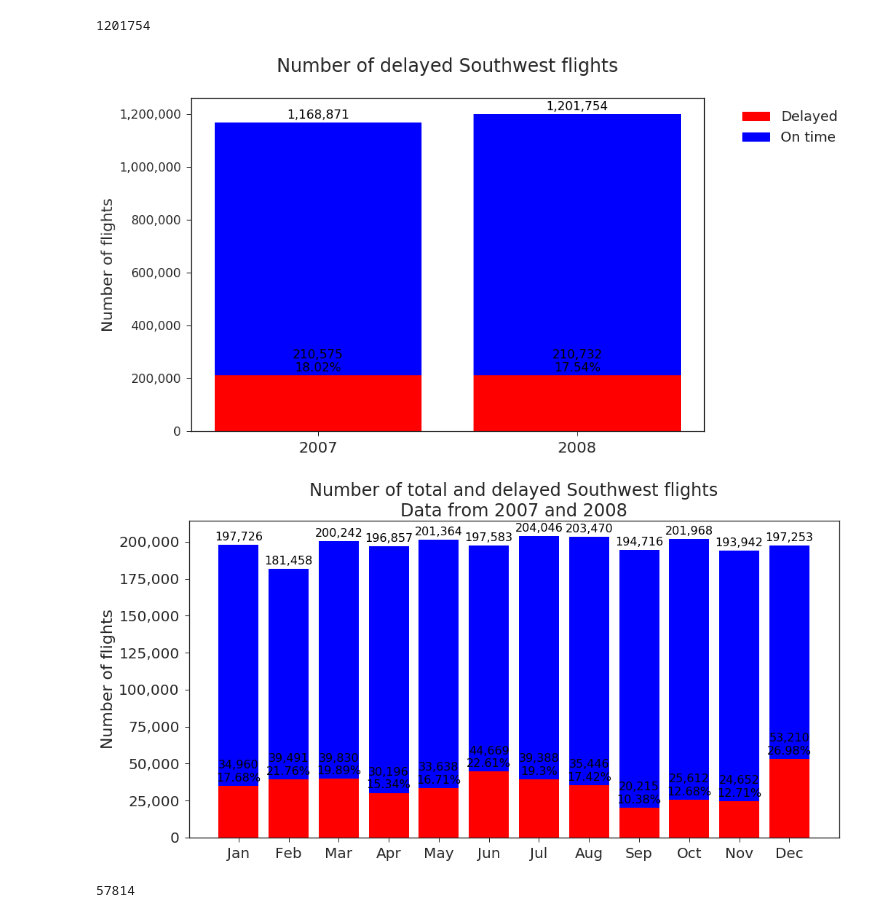
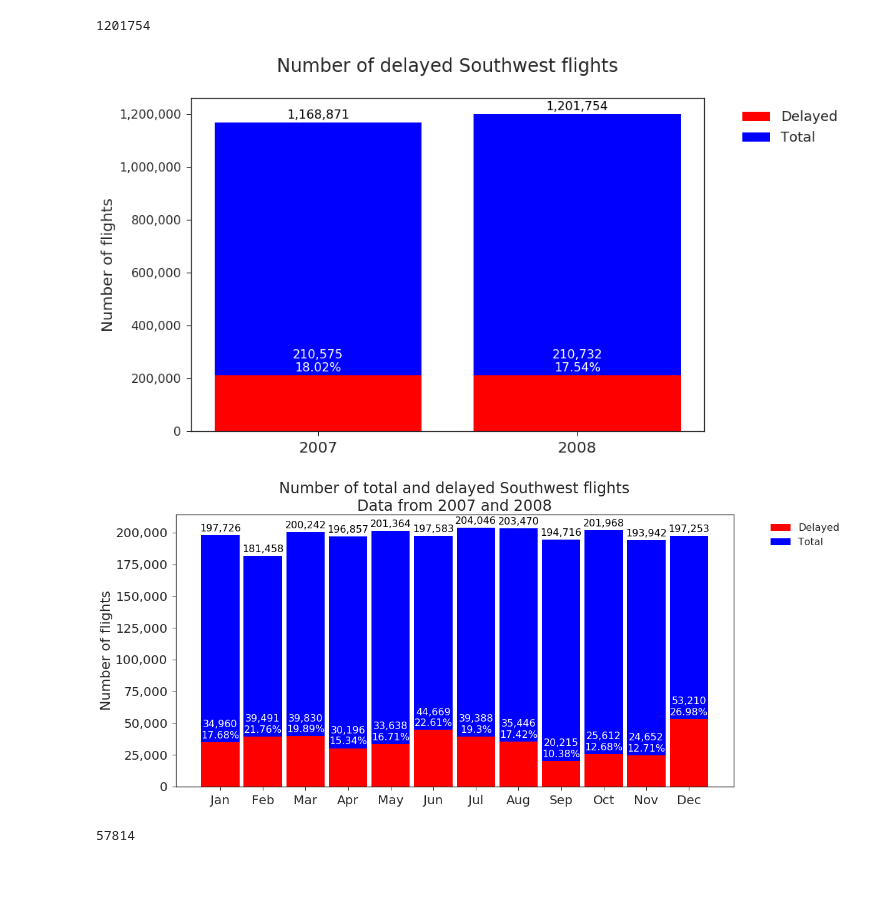
Before and after one commit to Zibski/Airline-on-time, a Jupyter notebook: Data Exploration.ipynb, the cells around one changed output. Drawn from its saved outputs; the diff is of its cells as text; code cells hidden in the pictures; blank space fills up the shorter version.

```diff
--- a/Data Exploration.ipynb
+++ b/Data Exploration.ipynb
@@ -192,7 +194,7 @@ p2 = plt.bar(y2.index, (y2.values.reshape(len(y1),) - y1.values.reshape(2,)),
 
 plt.ylabel('Number of flights', fontsize=20)
 plt.title('Number of delayed Southwest flights\n', fontsize=24)
-plt.legend(['Delayed', 'On time'], fontsize=18, bbox_to_anchor=(1.05, 1))
+plt.legend(['Delayed', 'Total'], fontsize=18, bbox_to_anchor=(1.05, 1))
 plt.xticks(y1.index,('2007', '2008'), fontsize=20)
 plt.yticks(fontsize=16)
 ax = plt.gca()
@@ -202,7 +204,7 @@ i=0
 for bar1 in p1:
     plt.gca().text(bar1.get_x() + bar1.get_width()/2,
                     bar1.get_height() + 15000, str(format(y1.iloc[i].values[0], ',')) + '\n' + str(round(100*y1.iloc[i].values[0]/y2.iloc[i].values[0],2)) + '%',
-                    ha='center', color='black', fontsize=16)
+                    ha='center', color='white', fontsize=16)
     i+=1
 i=0
 for bar2 in p2:
@@ -213,7 +215,7 @@ for bar2 in p2:
 
 plt.show()
 # %% [output]
-[figure, old version]
+[figure, new version]
 # %%
 y1 = df[df['ArrDelay']>15][['Month','ArrDelay']].groupby(['Month']).count()
 y2 = df[['Year', 'Month']].groupby(['Month']).count()
@@ -222,38 +224,38 @@ width = 0.35
 
 fig = plt.figure(figsize=(16, 8))
 
 Months = ['Jan', 'Feb', 'Mar', 'Apr', 'May', 'Jun',
          'Jul', 'Aug', 'Sep', 'Oct', 'Nov', 'Dec']
 
-p1 = plt.bar(y1.index, y1.values.reshape(len(y1),),color='red')
+p1 = plt.bar(y1.index, y1.values.reshape(len(y1),),color='red', width=0.9)
 p2 = plt.bar(y2.index, (y2.values.reshape(len(y2),) - y1.values.reshape(len(y1),)),
-             bottom=y1.values.reshape(len(y1),), color='blue')
+             bottom=y1.values.reshape(len(y1),), color='blue', width=0.9)
 
 plt.ylabel('Number of flights', fontsize=22)
 plt.title('Number of total and delayed Southwest flights\nData from 2007 and 2008', fontsize=24)
-#plt.legend(['Delayed', 'On time'], fontsize=16, bbox_to_anchor=(1.05, 1))
+plt.legend(['Delayed', 'Total'], fontsize=16, bbox_to_anchor=(1.05, 1))
 plt.xticks(y1.index,(Months), fontsize=20)
 plt.yticks(fontsize=20)
 ax = plt.gca()
 ax.get_yaxis().set_major_formatter(
     matplotlib.ticker.FuncFormatter(lambda x, p: format(int(x), ',')))
 
 i=0
 for bar1 in p1:
     plt.gca().text(bar1.get_x() + bar1.get_width()/2,
                     bar1.get_height() + 3000, str(format(y1.iloc[i].values[0], ',')) + '\n' + str(round(100*y1.iloc[i].values[0]/y2.iloc[i].values[0],2)) + '%',
-                    ha='center', color='black', fontsize=16)
+                    ha='center', color='white', fontsize=16)
     i+=1
 i=0
 for bar2 in p2:
     plt.gca().text(bar2.get_x() + bar2.get_width()/2,
                     bar2.get_height() + y1.values[i] + 3000, format(y2.iloc[i].values[0], ','),
                     ha='center', color='black', fontsize=16)
     i+=1
 
 plt.show()
 # %% [output]
-[figure, old version]
+[figure, new version]
 # %%
 y1.values[0][0]
 # %% [output]
```
Also changed, not shown: parts of 17 cells of this notebook.
